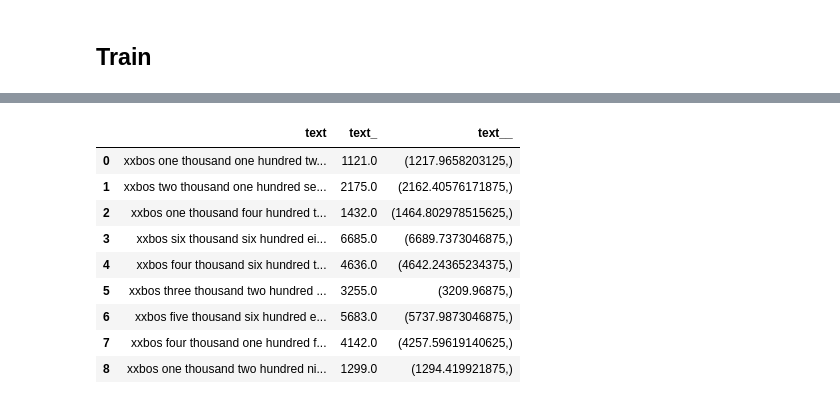
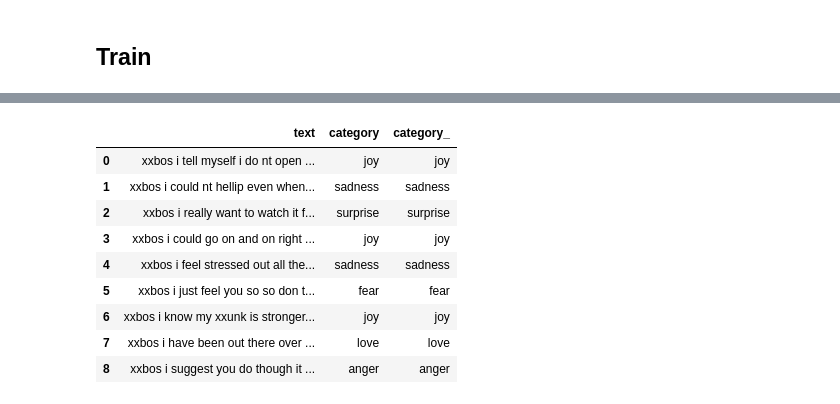
Before and after one commit to renato145/pucp_bootcamp_202401, a Jupyter notebook: nbs/02_deep_learning_for_nlp.ipynb, the cells around one changed output, grey strips where cells are left out. Saved outputs shown, nothing was run; the diff lists cells and outputs as text; code cells hidden in the pictures.

```diff
--- a/nbs/02_deep_learning_for_nlp.ipynb
+++ b/nbs/02_deep_learning_for_nlp.ipynb
@@ -119,0 +103,3 @@ xb.shape, yb.shape
+# %%
+vocab_size = len(dls.numericalize.vocab)
+vocab_size
@@ -119,0 +108,3 @@ xb.shape, yb.shape
+# %%
+n_labels = len(dls.categorize.vocab)
+n_labels
@@ -121,19 +114,24 @@ xb.shape, yb.shape
 class Model(nn.Module):
     def __init__(self):
         super().__init__()
-        self.embs = nn.Embedding(40, 100, padding_idx=1)
+        self.embs = nn.Embedding(vocab_size, 100, padding_idx=1)
         self.lstm = nn.LSTM(100, 20, batch_first=True)
         self.fc = nn.Sequential(
             nn.Linear(20, 8),
-            nn.Linear(8, 1)
+            nn.ReLU(),
+            nn.Linear(8, n_labels)
         )
 
-    def forward(self, x):
+    def forward(self, x, verbose=False):
         embs = self.embs(x)
-        # print(embs.shape)
+        if verbose: print(f'embs: {embs.shape}')
         h,_ = self.lstm(embs)
+        if verbose: print(f'h: {h.shape}')
         h = h[:,-1]
-        return self.fc(h)
+        if verbose: print(f'h[:,-1]: {h.shape}')
+        out = self.fc(h)
+        if verbose: print(f'out: {out.shape}')
+        return out
 
 model = Model().cuda()
 # %%
@@ -156,5 +164,5 @@ torch.Size([64, 1])
 # %%
-learn = Learner(dls, model, loss_func=L1LossFlat())
+learn = Learner(dls, model, metrics=accuracy)
 # %% [markdown]
 ## Train
 # %%
@@ -174,14 +182,14 @@ learn.fit_one_cycle(10, 1e-2)
 # %%
-learn.show_results(0)
+learn.show_results()
 # %% [output]
 [interactive output not drawn]
-|  | text | text_ | text__ |
-| 0 | xxbos one thousand one hundred tw... | 1121.0 | (1217.9658203125,) |
-| 1 | xxbos two thousand one hundred se... | 2175.0 | (2162.40576171875,) |
-| 2 | xxbos one thousand four hundred t... | 1432.0 | (1464.802978515625,) |
-| 3 | xxbos six thousand six hundred ei... | 6685.0 | (6689.7373046875,) |
-| 4 | xxbos four thousand six hundred t... | 4636.0 | (4642.24365234375,) |
-| 5 | xxbos three thousand two hundred ... | 3255.0 | (3209.96875,) |
-| 6 | xxbos five thousand six hundred e... | 5683.0 | (5737.9873046875,) |
-| 7 | xxbos four thousand one hundred f... | 4142.0 | (4257.59619140625,) |
-| 8 | xxbos one thousand two hundred ni... | 1299.0 | (1294.419921875,) |
+|  | text | category | category_ |
+| 0 | xxbos i tell myself i do nt open ... | joy | joy |
+| 1 | xxbos i could nt hellip even when... | sadness | sadness |
+| 2 | xxbos i really want to watch it f... | surprise | surprise |
+| 3 | xxbos i could go on and on right ... | joy | joy |
+| 4 | xxbos i feel stressed out all the... | sadness | sadness |
+| 5 | xxbos i just feel you so so don t... | fear | fear |
+| 6 | xxbos i know my xxunk is stronger... | joy | joy |
+| 7 | xxbos i have been out there over ... | love | love |
+| 8 | xxbos i suggest you do though it ... | anger | anger |
```
Also changed, not shown: parts of 39 cells of this notebook, 2 other files.
